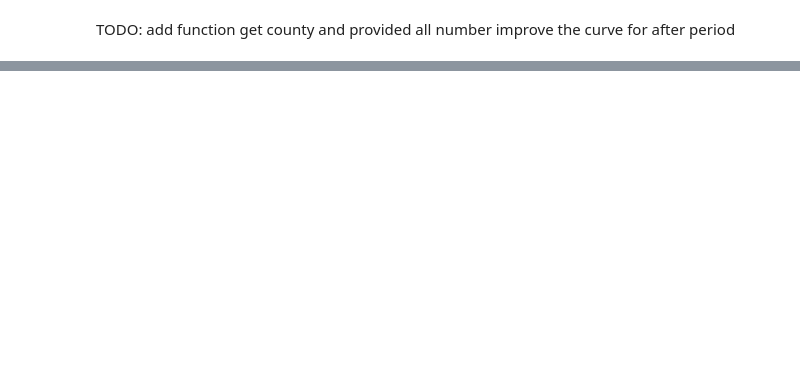
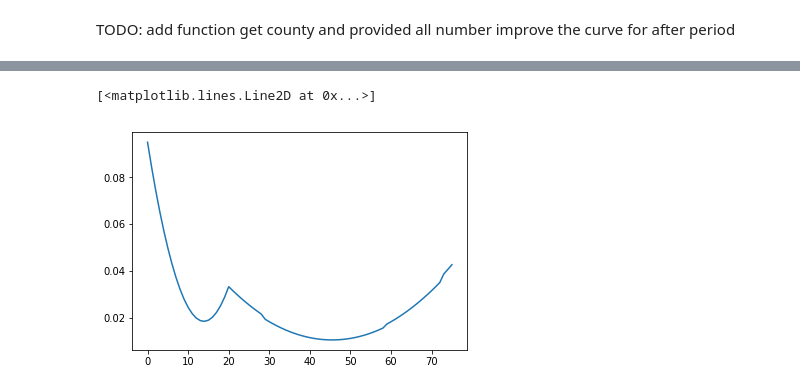
Before and after one commit to huonghuynhsc/COVID-19, a Jupyter notebook: prognosis/Prognosis.ipynb, the cells around one changed output, grey strips where cells are left out. Cells and saved outputs as stored; diff of their text form; code cells hidden in the pictures; blank space fills up the shorter version.

```diff
--- a/prognosis/Prognosis.ipynb
+++ b/prognosis/Prognosis.ipynb
@@ -641,0 +557,21 @@ dir(st)
+# %%
+import matplotlib.pyplot as plt
+plt.plot(np.array([0.09501409, 0.08437188, 0.07452454, 0.06547205, 0.05721442,
+       0.04975166, 0.04308375, 0.0372107 , 0.03213251, 0.02784919,
+       0.02436072, 0.02166711, 0.01976836, 0.01866447, 0.01835545,
+       0.01884128, 0.02012197, 0.02219752, 0.02506793, 0.0287332 ,
+       0.03319333, 0.03150572, 0.02988301, 0.0283252 , 0.02683229,
+       0.02540428, 0.02404117, 0.02274296, 0.02150964, 0.01923772,
+       0.01819911, 0.0172254 , 0.01631659, 0.01547268, 0.01469367,
+       0.01397956, 0.01333035, 0.01274604, 0.01222663, 0.01177212,
+       0.01138251, 0.0110578 , 0.010798  , 0.01060309, 0.01047308,
+       0.01040797, 0.01040776, 0.01047245, 0.01060204, 0.01079653,
+       0.01105593, 0.01138022, 0.01176941, 0.0122235 , 0.01274249,
+       0.01332638, 0.01397518, 0.01468887, 0.01546746, 0.01721935,
+       0.01819264, 0.01923083, 0.02033392, 0.02150192, 0.02273481,
+       0.0240326 , 0.0253953 , 0.02682289, 0.02831538, 0.02987278,
+       0.03149507, 0.03318226, 0.03493436, 0.03863325, 0.04058004,
+       0.04259173]))
+# %% [output]
+[<matplotlib.lines.Line2D at 0x...>]
+[figure, added]
```
Also changed, not shown: parts of 57 cells of this notebook, 1 other file.
